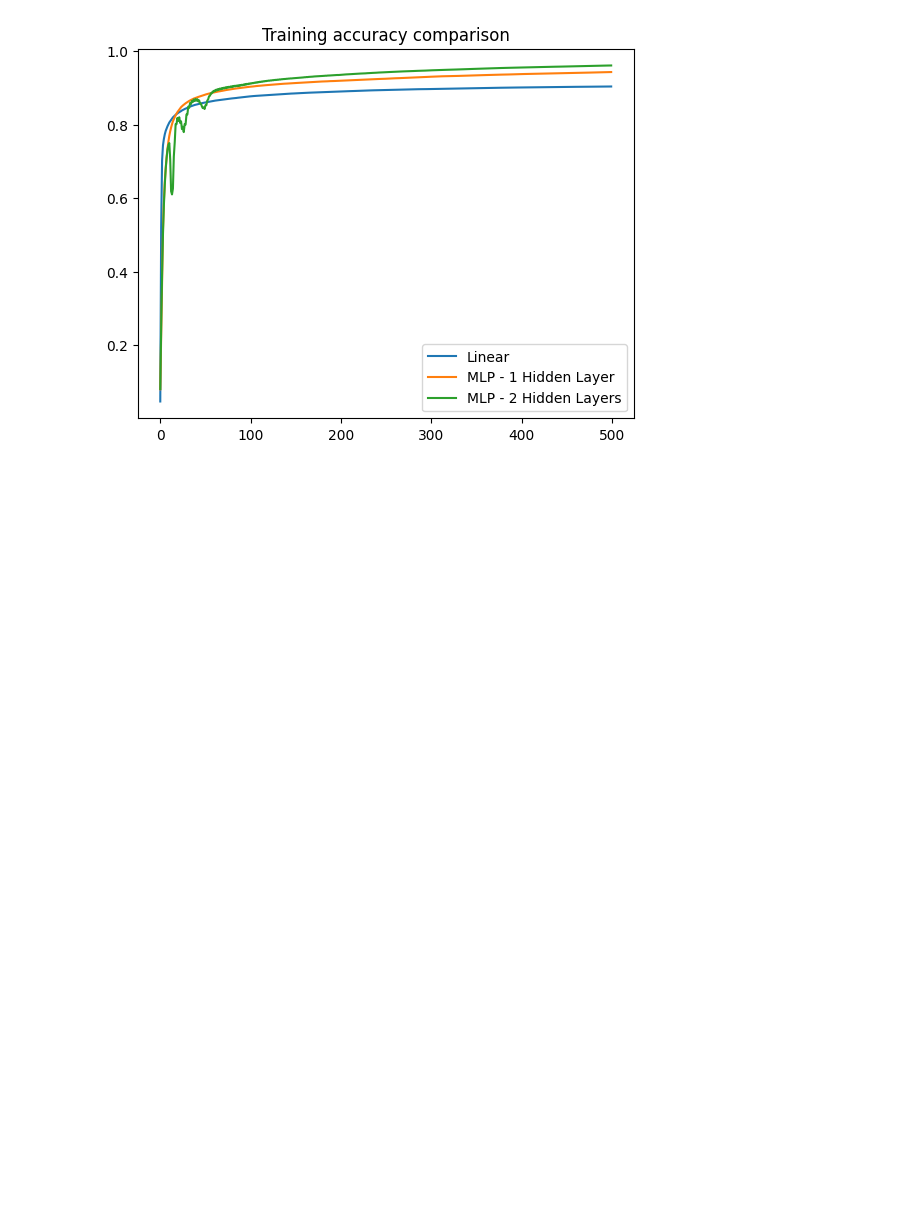
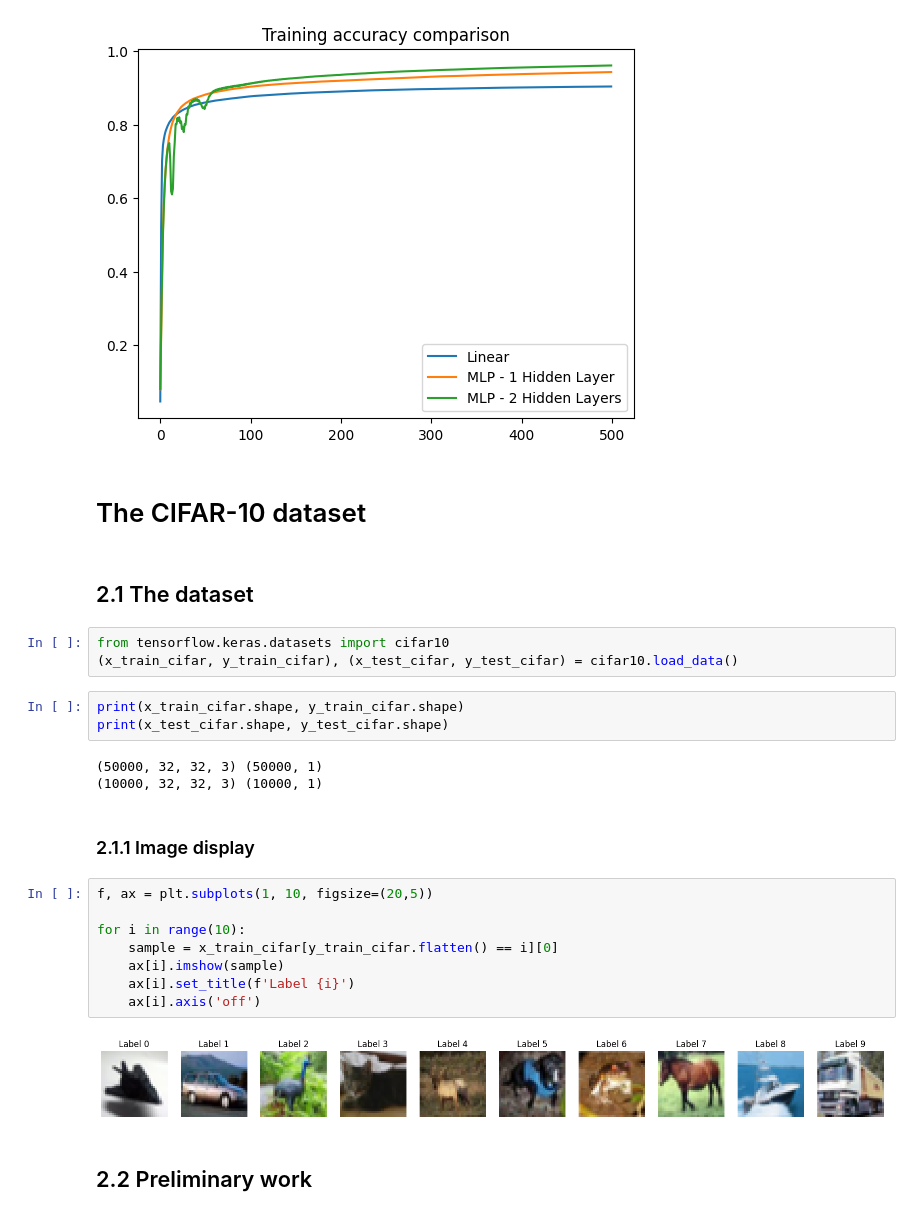
Before and after one commit to Corentin-Monsallier/Machine-Learning, a Jupyter notebook: main.ipynb, the cells around one changed output. Saved outputs shown, nothing was run; the diff lists cells and outputs as text; blank space fills up the shorter version.

```diff
--- a/main.ipynb
+++ b/main.ipynb
@@ -513,3 +513,30 @@ plt.title("Training accuracy comparison")
 plt.show()
 # %% [output]
 [figure]
+# %% [markdown]
+# The CIFAR-10 dataset
+# %% [markdown]
+## 2.1 The dataset
+# %%
+from tensorflow.keras.datasets import cifar10
+(x_train_cifar, y_train_cifar), (x_test_cifar, y_test_cifar) = cifar10.load_data()
+# %%
+print(x_train_cifar.shape, y_train_cifar.shape)
+print(x_test_cifar.shape, y_test_cifar.shape)
+# %% [output]
+(50000, 32, 32, 3) (50000, 1)
+(10000, 32, 32, 3) (10000, 1)
+# %% [markdown]
+### 2.1.1 Image display
+# %%
+f, ax = plt.subplots(1, 10, figsize=(20,5))
+
+for i in range(10):
+    sample = x_train_cifar[y_train_cifar.flatten() == i][0]
+    ax[i].imshow(sample)
+    ax[i].set_title(f'Label {i}')
+    ax[i].axis('off')
+# %% [output]
+[figure, added]
+# %% [markdown]
+## 2.2 Preliminary work
```
Also changed, not shown: parts of 19 cells of this notebook.
